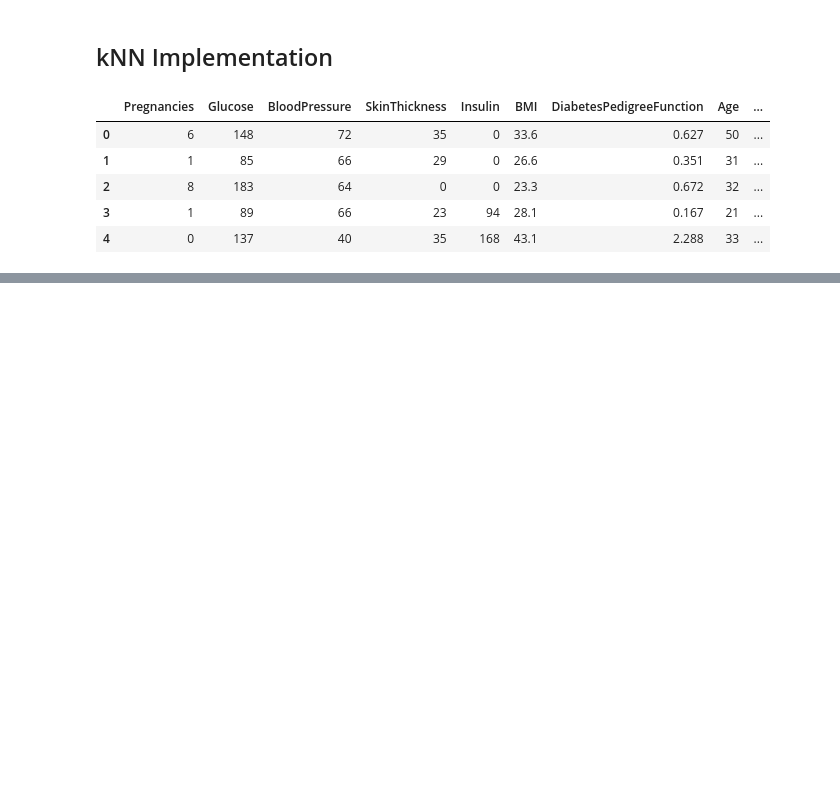
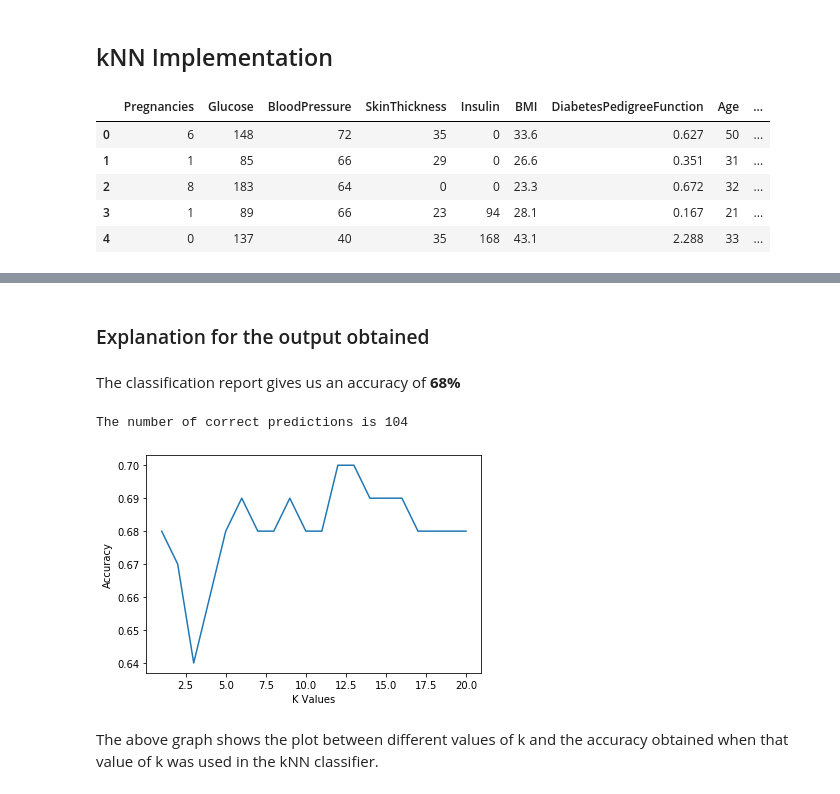
Before and after one commit to AbhilashG97/WatermelonMochi, a Jupyter notebook: Semester 7/Machine Learning and Data Mining/Lab Excercises/Labsheet-2/Assignment-2.ipynb, the cells around one changed output, grey strips where cells are left out. Saved outputs shown, nothing was run; the diff lists cells and outputs as text; code cells hidden in the pictures; blank space fills up the shorter version.

```diff
--- a/Semester 7/Machine Learning and Data Mining/Lab Excercises/Labsheet-2/Assignment-2.ipynb
+++ b/Semester 7/Machine Learning and Data Mining/Lab Excercises/Labsheet-2/Assignment-2.ipynb
@@ -300,0 +326,10 @@ x_train, x_test, y_train, y_test = train_test_split(X, Y, test_size=0.2)
+# %%
+from sklearn.neighbors import KNeighborsClassifier
+
+classifier = KNeighborsClassifier(5)
+classifier.fit(normal_x_train, y_train)
+
+y_pred = classifier.predict(normal_x_test)
+
+print(f'The actual output is as follows\n{y_test}\n\n')
+print(f'The predicted output is as follows\n{y_pred}')
@@ -300,0 +371,18 @@ x_train, x_test, y_train, y_test = train_test_split(X, Y, test_size=0.2)
+# %%
+def get_accuracy(report):
+
+    words = report.split("\n")
+    value = words[5]
+    values = value.split(" ")
+    temp = []
+
+    for value in values:
+        if value != "":
+            temp.append(value)
+    accuracy = np.float64(temp[1])
+
+    return accuracy
+# %% [markdown]
+### Explanation for the output obtained
+# %% [markdown]
+The classification report gives us an accuracy of **68%**
@@ -300,0 +398,31 @@ x_train, x_test, y_train, y_test = train_test_split(X, Y, test_size=0.2)
+# %%
+correct_values = get_correct_predictions(y_pred, y_test)
+
+print(f'The number of correct predictions is {correct_values}')
+# %% [output]
+The number of correct predictions is 104
+# %%
+k_values = list(range(1, 21))
+
+def get_result(x_train, y_train, x_test, k_values):
+    results = []
+
+    for k_value in k_values:
+
+        classifier = KNeighborsClassifier(k_value)
+        classifier.fit(x_train, y_train)
+        y_pred = classifier.predict(normal_x_test)
+
+        results.append(get_accuracy(classification_report(y_test, y_pred)))
+
+    return results
+# %%
+results = get_result(normal_x_train, y_train, normal_x_test, k_values)
+plt.plot(k_values, results)
+plt.xlabel("K Values")
+plt.ylabel("Accuracy")
+plt.show()
+# %% [output]
+[figure, added]
+# %% [markdown]
+The above graph shows the plot between different values of k and the accuracy obtained when that value of k was used in the kNN classifier.
```
Also changed, not shown: parts of 4 cells of this notebook.
